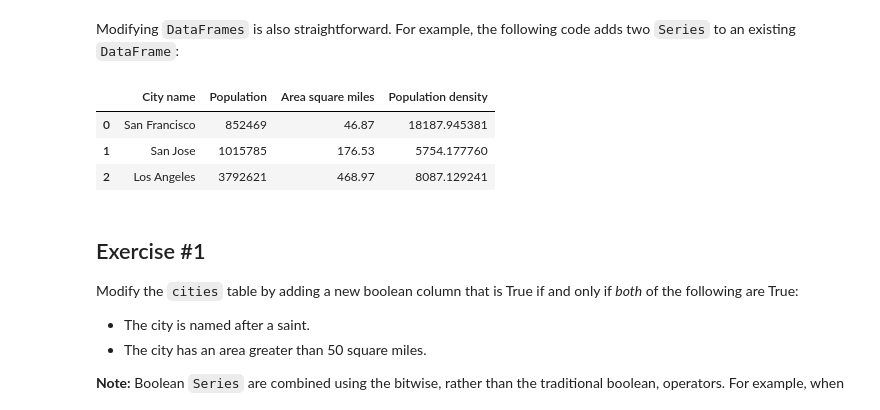
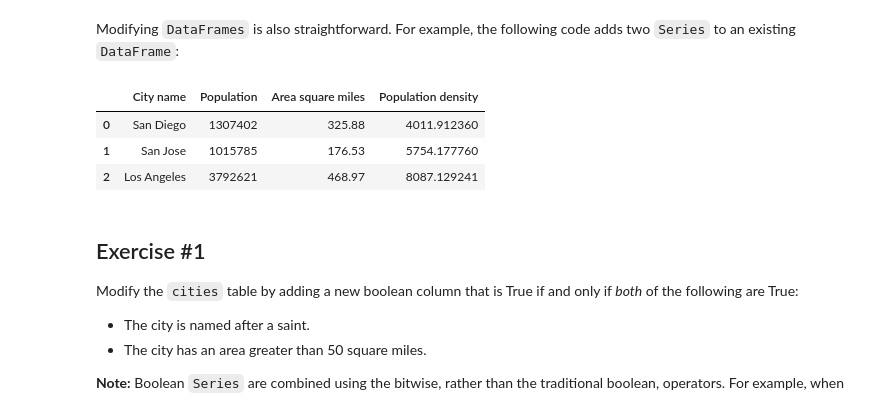
Before and after one commit to hahns0lo/jupyter-git-tutorial, a Jupyter notebook: tutorial/intro_to_pandas.ipynb, the cells around one changed output. Cells and saved outputs as stored; diff of their text form; code cells hidden in the pictures.

Commit message:
Replaced San Francisco with San Diego

```diff
--- a/tutorial/intro_to_pandas.ipynb
+++ b/tutorial/intro_to_pandas.ipynb
@@ -53,8 +53,8 @@ dtype: object
 # %% [markdown]
 `DataFrame` objects can be created by passing a `dict` mapping `string` column names to their respective `Series`. If the `Series` don't match in length, missing values are filled with special [NA/NaN](http://pandas.pydata.org/pandas-docs/stable/missing_data.html) values. Example:
 # %%
-city_names = pd.Series(['San Francisco', 'San Jose', 'Los Angeles'])
-population = pd.Series([852469, 1015785, 3792621])
+city_names = pd.Series(['San Diego', 'San Jose', 'Los Angeles'])
+population = pd.Series([1307402, 1015785, 3792621])
 
 pd.DataFrame({ 'City name': city_names, 'Population': population })
 # %% [output]
@@ -164,12 +164,12 @@ dtype: bool
 
 Modifying `DataFrames` is also straightforward. For example, the following code adds two `Series` to an existing `DataFrame`:
 # %%
-cities['Area square miles'] = pd.Series([46.87, 176.53, 468.97])
+cities['Area square miles'] = pd.Series([325.88, 176.53, 468.97])
 cities['Population density'] = cities['Population'] / cities['Area square miles']
 cities
 # %% [output]
 |  | City name | Population | Area square miles | Population density |
-| 0 | San Francisco | 852469 | 46.87 | 18187.945381 |
+| 0 | San Diego | 1307402 | 325.88 | 4011.912360 |
 | 1 | San Jose | 1015785 | 176.53 | 5754.177760 |
 | 2 | Los Angeles | 3792621 | 468.97 | 8087.129241 |
 # %% [markdown]
```
Also changed, not shown: parts of 11 cells of this notebook.
